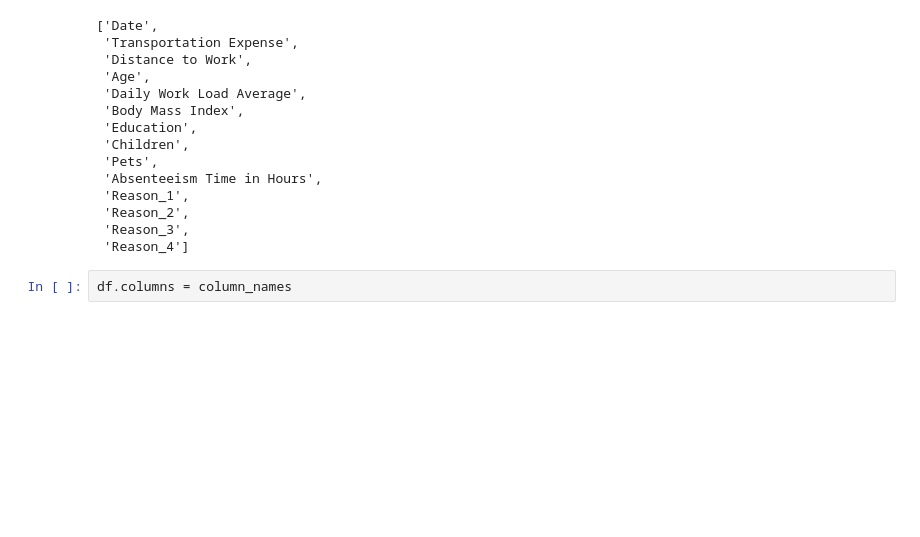
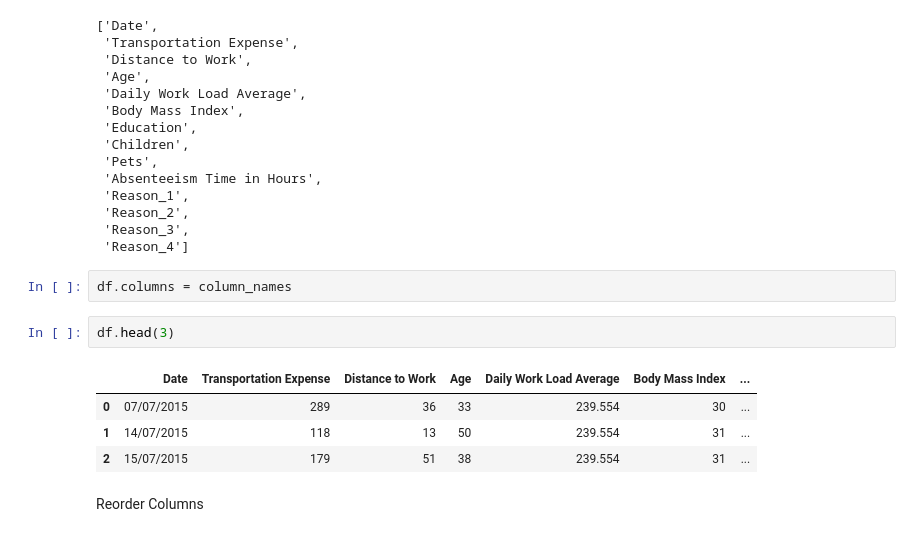
Before and after one commit to gomez-fernando/machine-learning-absenteeism-exercise, a Jupyter notebook: Absenteeism Exercise - Preprocessing.ipynb, the cells around one changed output. Drawn from its saved outputs; the diff is of its cells as text; blank space fills up the shorter version.

```diff
--- a/Absenteeism Exercise - Preprocessing.ipynb
+++ b/Absenteeism Exercise - Preprocessing.ipynb
@@ -256,3 +256,12 @@ column_names
  'Reason_4']
 # %%
 df.columns = column_names
+# %%
+df.head(3)
+# %% [output]
+|  | Date | Transportation Expense | Distance to Work | Age | Daily Work Load Average | Body Mass Index | ... |
+| 0 | 07/07/2015 | 289 | 36 | 33 | 239.554 | 30 | ... |
+| 1 | 14/07/2015 | 118 | 13 | 50 | 239.554 | 31 | ... |
+| 2 | 15/07/2015 | 179 | 51 | 38 | 239.554 | 31 | ... |
+# %% [markdown]
+Reorder Columns
```
Also changed, not shown: parts of 7 cells of this notebook.
